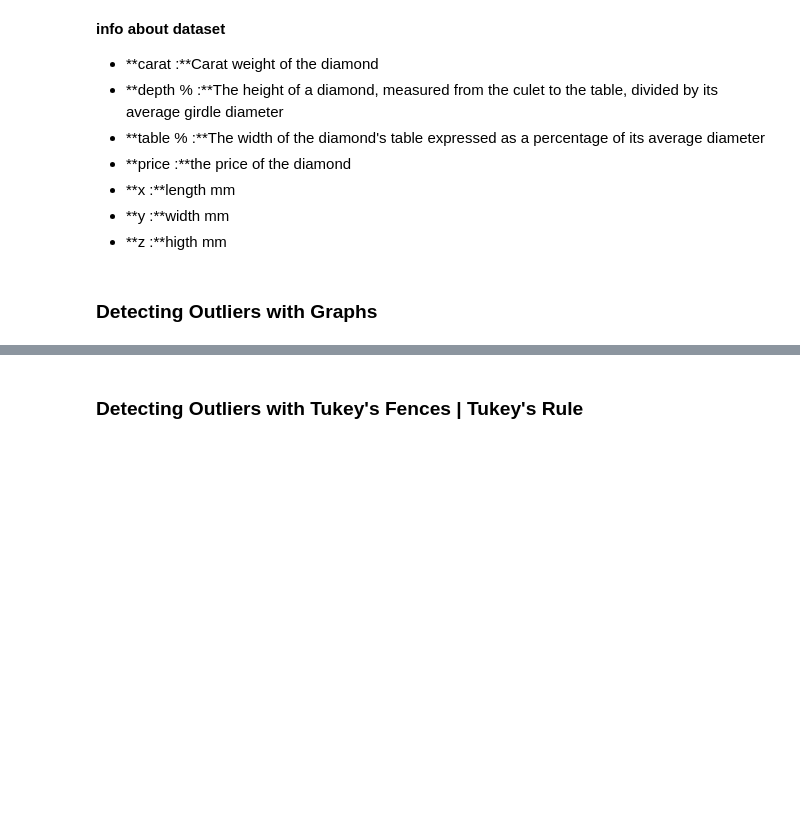
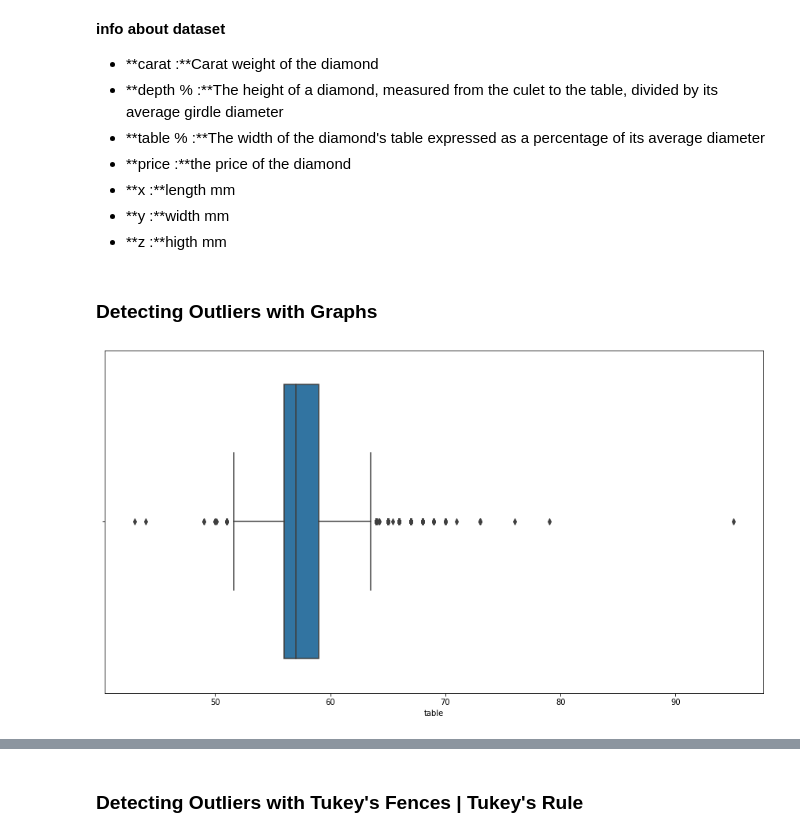
Before and after one commit to tadanur/Python-Assignments, a Jupyter notebook: DAwPy_S8_(Handling_with_Outliers)_student.ipynb, the cells around one changed output, grey strips where cells are left out. Drawn from its saved outputs; the diff is of its cells as text; code cells hidden in the pictures; blank space fills up the shorter version.

```diff
--- a/DAwPy_S8_(Handling_with_Outliers)_student.ipynb
+++ b/DAwPy_S8_(Handling_with_Outliers)_student.ipynb
@@ -71,0 +105,3 @@ style="color:blue; background-color:#dfa8e4" data-toggle="popover">Content</a>
+# %%
+df = sns.load_dataset("diamonds")
+df
@@ -80,3 +166,8 @@ style="color:blue; background-color:#dfa8e4" data-toggle="popover">Content</a>
 - **z       :**higth mm
 # %% [markdown]
 ### Detecting Outliers with Graphs
+# %%
+plt.figure(figsize=(15,8))
+sns.boxplot(x=df.table);
+# %% [output]
+[figure, added]
```
Also changed, not shown: parts of 43 cells of this notebook.
